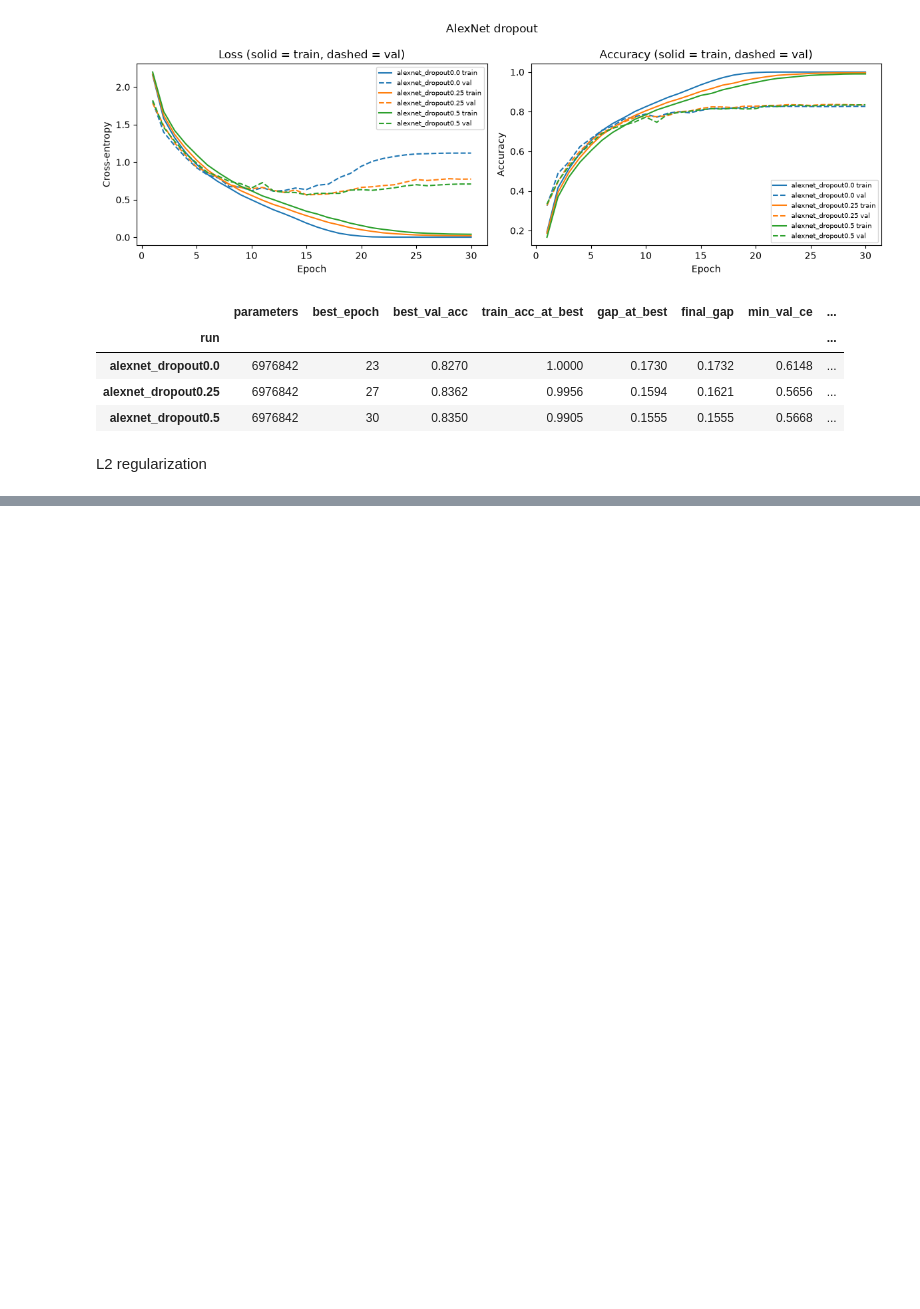
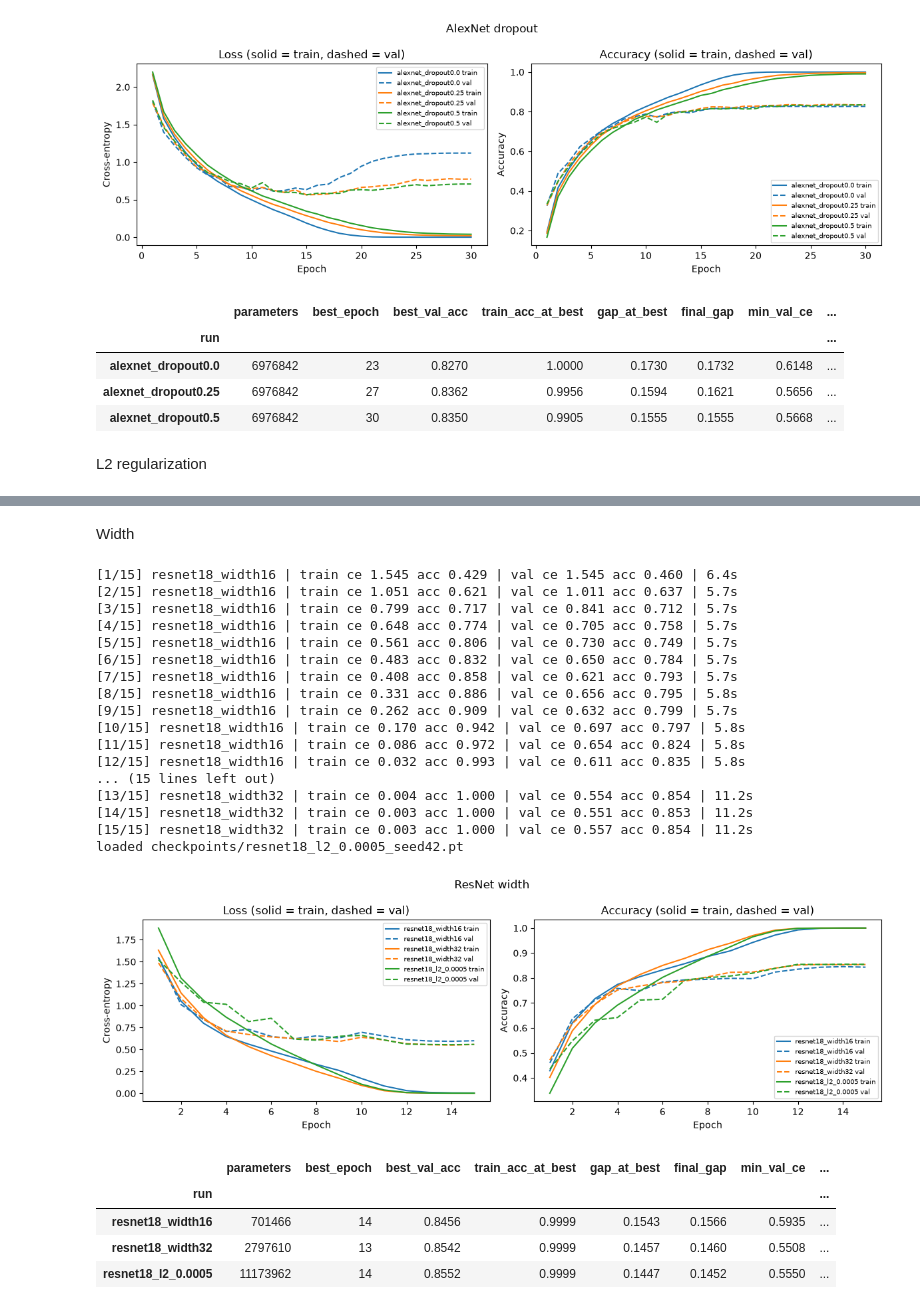
Before and after one commit to CiaranLynch1/Building-and-Evaluating-Convolutional-Neural-Networks, a Jupyter notebook: task3.ipynb, the cells around one changed output, grey strips where cells are left out. Cells and saved outputs as stored; diff of their text form; code cells hidden in the pictures; blank space fills up the shorter version.

```diff
--- a/task3.ipynb
+++ b/task3.ipynb
@@ -153,0 +165,36 @@ b2_table.to_csv(RESULTS_DIR / "task3_b2_l2.csv")
+# %% [markdown]
+Width
+# %%
+EPOCHS_B3 = 15   # same budget and settings as the ResNet baseline (lr 0.1, L2 5e-4, seed 42)
+width_runs = run_group(
+    [(ResNet18, Run(f"resnet18_width{w}", epochs=EPOCHS_B3, lr=0.1, options={"width": w})) for w in [16, 32]]
+    + [(ResNet18, Run("resnet18_l2_0.0005", epochs=EPOCHS_B3, lr=0.1))]   # width 64 = baseline, loaded
+)
+plot_group(width_runs, "ResNet width")
+b3_table = summary_table(width_runs)
+display(b3_table)
+b3_table.to_csv(RESULTS_DIR / "task3_b3_width.csv")
+# %% [output]
+[1/15] resnet18_width16 | train ce 1.545 acc 0.429 | val ce 1.545 acc 0.460 | 6.4s
+[2/15] resnet18_width16 | train ce 1.051 acc 0.621 | val ce 1.011 acc 0.637 | 5.7s
+[3/15] resnet18_width16 | train ce 0.799 acc 0.717 | val ce 0.841 acc 0.712 | 5.7s
+[4/15] resnet18_width16 | train ce 0.648 acc 0.774 | val ce 0.705 acc 0.758 | 5.7s
+[5/15] resnet18_width16 | train ce 0.561 acc 0.806 | val ce 0.730 acc 0.749 | 5.7s
+[6/15] resnet18_width16 | train ce 0.483 acc 0.832 | val ce 0.650 acc 0.784 | 5.7s
+[7/15] resnet18_width16 | train ce 0.408 acc 0.858 | val ce 0.621 acc 0.793 | 5.7s
+[8/15] resnet18_width16 | train ce 0.331 acc 0.886 | val ce 0.656 acc 0.795 | 5.8s
+[9/15] resnet18_width16 | train ce 0.262 acc 0.909 | val ce 0.632 acc 0.799 | 5.7s
+[10/15] resnet18_width16 | train ce 0.170 acc 0.942 | val ce 0.697 acc 0.797 | 5.8s
+[11/15] resnet18_width16 | train ce 0.086 acc 0.972 | val ce 0.654 acc 0.824 | 5.8s
+[12/15] resnet18_width16 | train ce 0.032 acc 0.993 | val ce 0.611 acc 0.835 | 5.8s
+... (15 lines left out)
+[13/15] resnet18_width32 | train ce 0.004 acc 1.000 | val ce 0.554 acc 0.854 | 11.2s
+[14/15] resnet18_width32 | train ce 0.003 acc 1.000 | val ce 0.551 acc 0.853 | 11.2s
+[15/15] resnet18_width32 | train ce 0.003 acc 1.000 | val ce 0.557 acc 0.854 | 11.2s
+loaded checkpoints/resnet18_l2_0.0005_seed42.pt
+[figure, added]
+|  | parameters | best_epoch | best_val_acc | train_acc_at_best | gap_at_best | final_gap | min_val_ce | ... |
+| run |  |  |  |  |  |  |  | ... |
+| resnet18_width16 | 701466 | 14 | 0.8456 | 0.9999 | 0.1543 | 0.1566 | 0.5935 | ... |
+| resnet18_width32 | 2797610 | 13 | 0.8542 | 0.9999 | 0.1457 | 0.1460 | 0.5508 | ... |
+| resnet18_l2_0.0005 | 11173962 | 14 | 0.8552 | 0.9999 | 0.1447 | 0.1452 | 0.5550 | ... |
```
Also changed, not shown: parts of 4 cells of this notebook, 1 other file.
